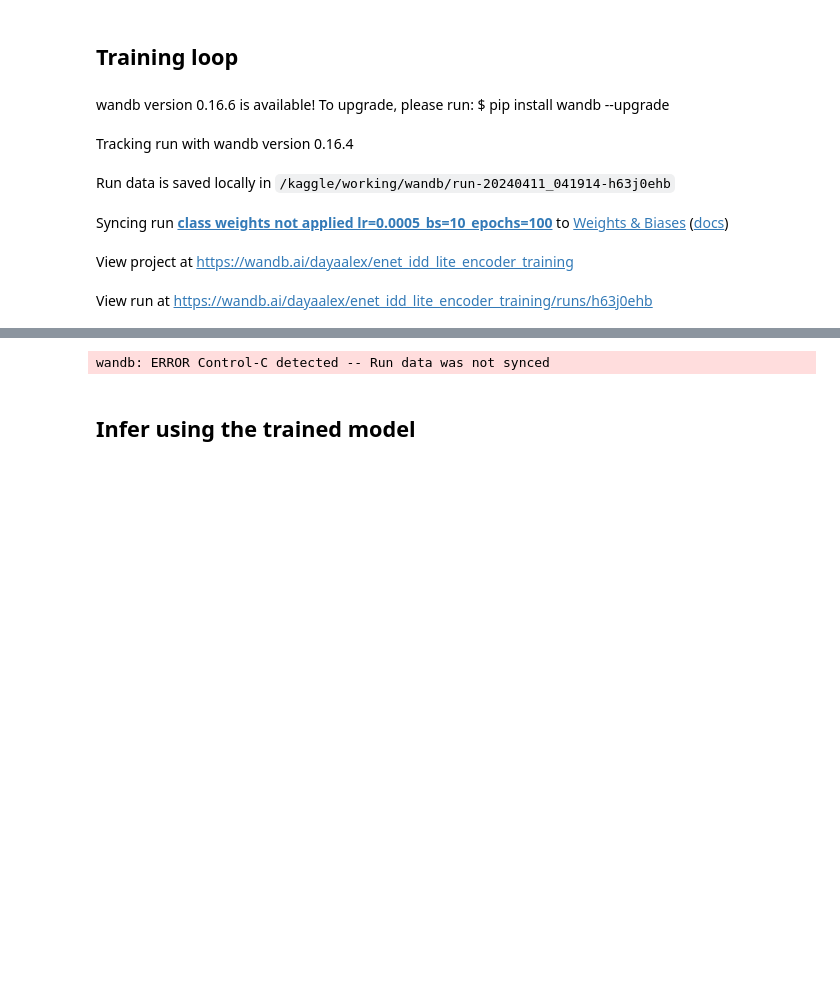
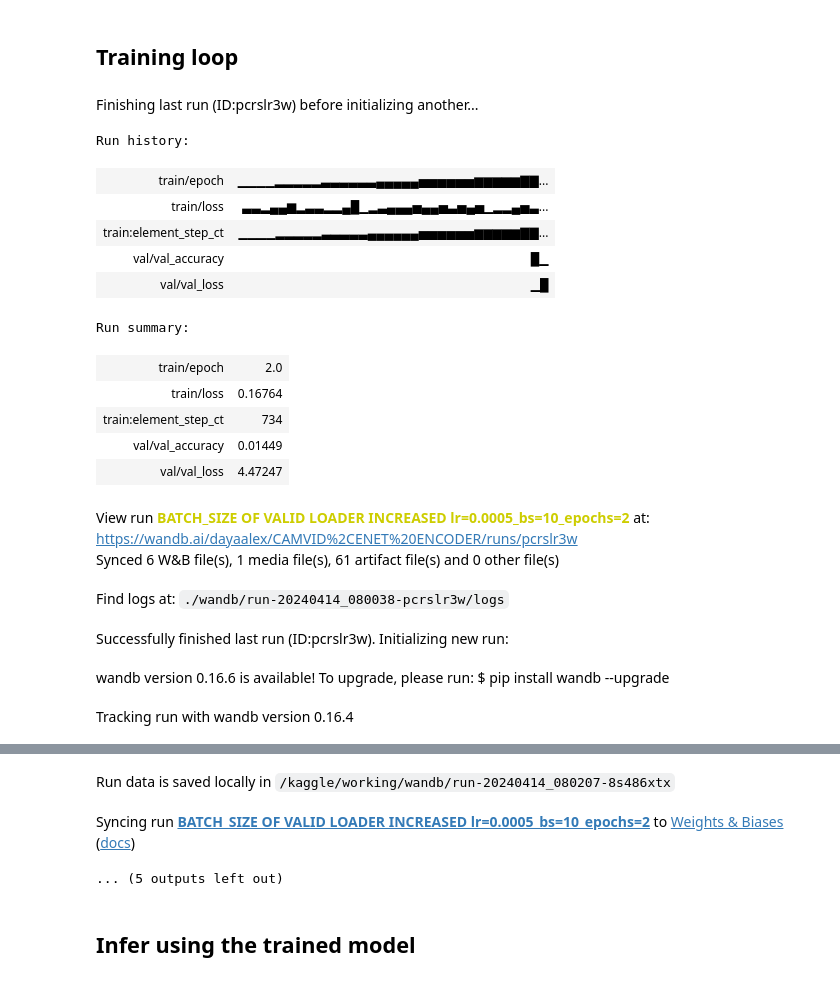
Before and after one commit to DayaAlex/ENet-Road-segmentation, a Jupyter notebook: enet-camvid-encoder-training.ipynb, the cells around one changed output, grey strips where cells are left out. Drawn from its saved outputs; the diff is of its cells as text; code cells hidden in the pictures; blank space fills up the shorter version.

```diff
--- a/enet-camvid-encoder-training.ipynb
+++ b/enet-camvid-encoder-training.ipynb
@@ -879,7 +886,7 @@ def validation_loop(model, val_loader, criterion, log_images = False, batch_idx
         returns validation loss and accuracy averaged for that epoch """
     model.eval()
     val_loss = 0
-
+    tp, fp, fn, tn = [0] *4
     with torch.inference_mode():
         cum_jacc = 0
         for step, (X_batch, mask_batch)in enumerate(val_loader):
@@ -887,26 +894,37 @@ def validation_loop(model, val_loader, criterion, log_images = False, batch_idx
             X_batch, mask_batch = X_batch.to(device), mask_batch.to(device)
             outputs,_,_ = model(X_batch.float())
             val_loss += criterion(outputs, mask_batch.long())* X_batch.size(0)
-            cum_jacc += jaccard(outputs, mask_batch)
+            _, predicted_classes = torch.max(outputs, dim=1)# we will get channel number corresponding to highest prob at each pixel
 
+            #print(predicted_classes.shape)
+
+            this_tp, this_fp, this_fn, this_tn = metrics.get_stats(
+                predicted_classes, mask_batch.long(), mode = "multiclass", num_classes= 12
+                                                                    )
+            tp += this_tp
+            fp += this_fp
+            fn += this_fn
+            tn += this_tn
             if step == batch_idx and log_images:
                 log_image_table(X_batch, outputs, mask_batch)
-        return val_loss/len(val_loader.dataset), cum_jacc/len(val_loader.dataset)
+
+        iou_score = metrics.iou_score(sum(tp), sum(fp), sum(fn), sum(tn), reduction = 'micro')
+        return val_loss/len(val_loader.dataset), iou_score
 # %%
 for run in range(total_run):
     config ={"learning_rate": 5e-4,
                         "batch_size": 10,
-                        "epochs": 100,
+                        "epochs": 2,
                        }
-    wandb.init(project ='enet_idd_lite_encoder_training',
-                name=f'class weights not applied lr={config["learning_rate"]}_bs={config["batch_size"]}_epochs={config["epochs"]}',
+    wandb.init(project ='CAMVID,ENET ENCODER',
+                name=f'BATCH_SIZE OF VALID LOADER INCREASED lr={config["learning_rate"]}_bs={config["batch_size"]}_epochs={config["epochs"]}',
                config=config)
 
     config = wandb.config
 
     train_loader = DataLoader(train_dataset, config.batch_size, shuffle=True)
-    val_loader = DataLoader(val_dataset, config.batch_size, shuffle=False)
-    test_loader = DataLoader(test_dataset, config.batch_size, shuffle=False)
+    val_loader = DataLoader(val_dataset, config.batch_size *2, shuffle=False)
+    test_loader = DataLoader(test_dataset, config.batch_size *2, shuffle=False)
 
     n_steps_per_epoch = math.ceil(len(train_dataset)/config.batch_size)
     model = encoder
@@ -942,36 +960,50 @@ for run in range(total_run):
                        "train:element_step_ct":element_step_ct
                       }
             if step+1<n_steps_per_epoch:
                 wandb.log(train_metrics)
 
             step_ct +=1
 
         val_loss, jacc_acc = validation_loop(model, val_loader, criterion, log_images = (e == (config.epochs-1)))
         val_metrics = {"val/val_loss": val_loss,
                       "val/val_accuracy": jacc_acc}
 
         ##logging val metrics alongside train metrics
         wandb.log({**train_metrics, **val_metrics })
 
         #print final achieved losses and accuracy at the end of each epoch
         print(f"Train loss: {train_loss:.3f},Valid_loss: {val_loss:.3f},Accuracy: {jacc_acc:.2f}")
 
         if e == (config.epochs-1):
             checkpoint = {
             'epochs' : e,
             'state_dict' : model.state_dict(),
             'maxpool_indices_1':i1,
             'maxpool_indices_2':i2,
             'jacc':jacc_acc,
             }
             torch.save(checkpoint, './encoder camvid {}th epoch, indices with state_dic.pth'.format(e))
+            #wandb.log_artifact()
             print ('Model is saved!')
 
 wandb.finish()
 # %% [output]
-wandb version 0.16.6 is available! To upgrade, please run: $ pip install wandb --upgrade
+Finishing last run (ID:pcrslr3w) before initializing another...
+Run history:
+| train/epoch | ▁▁▁▁▂▂▂▂▂▃▃▃▃▃▃▄▄▄▄▄▅▅▅▅▅▅▆▆▆▆▆▇▇... |
+| train/loss | ▃▃▂▄▄▆▂▃▃▂▂▄█▁▂▃▄▄▄▅▄▄▅▃▅▄▅▁▂▂▄▅▃... |
+| train:element_step_ct | ▁▁▁▁▂▂▂▂▂▃▃▃▃▃▄▄▄▄▄▄▅▅▅▅▅▅▆▆▆▆▆▇▇... |
+| val/val_accuracy | █▁ |
+| val/val_loss | ▁█ |
+Run summary:
+| train/epoch | 2.0 |
+| train/loss | 0.16764 |
+| train:element_step_ct | 734 |
+| val/val_accuracy | 0.01449 |
+| val/val_loss | 4.47247 |
-Tracking run with wandb version 0.16.4
+View run BATCH_SIZE OF VALID LOADER INCREASED lr=0.0005_bs=10_epochs=2 at: https://wandb.ai/dayaalex/CAMVID%2CENET%20ENCODER/runs/pcrslr3w
+Synced 6 W&B file(s), 1 media file(s), 61 artifact file(s) and 0 other file(s)
-Run data is saved locally in /kaggle/working/wandb/run-20240411_041914-h63j0ehb
+Find logs at: ./wandb/run-20240414_080038-pcrslr3w/logs
-Syncing run class weights not applied lr=0.0005_bs=10_epochs=100 to Weights & Biases (docs)
+Successfully finished last run (ID:pcrslr3w). Initializing new run:
-View project at https://wandb.ai/dayaalex/enet_idd_lite_encoder_training
+wandb version 0.16.6 is available! To upgrade, please run: $ pip install wandb --upgrade
-View run at https://wandb.ai/dayaalex/enet_idd_lite_encoder_training/runs/h63j0ehb
+Tracking run with wandb version 0.16.4
@@ -995,4 +1010,6 @@ Model is saved!
-wandb: ERROR Control-C detected -- Run data was not synced
+Run data is saved locally in /kaggle/working/wandb/run-20240414_080207-8s486xtx
+Syncing run BATCH_SIZE OF VALID LOADER INCREASED lr=0.0005_bs=10_epochs=2 to Weights & Biases (docs)
+... (5 outputs left out)
 # %%
 ############################# VALID LOADER ##############################
 img_aug_func, mask_aug_func = Augmentation('val')
```
Also changed, not shown: parts of 8 cells of this notebook.
